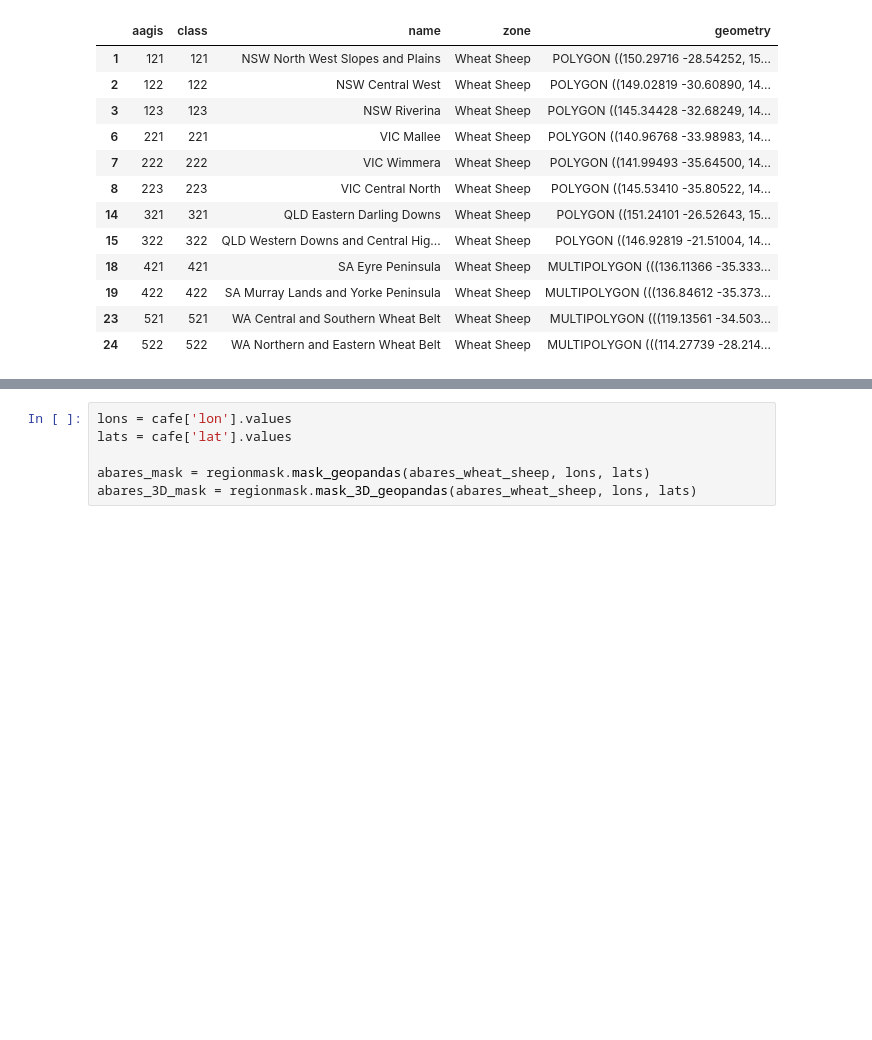
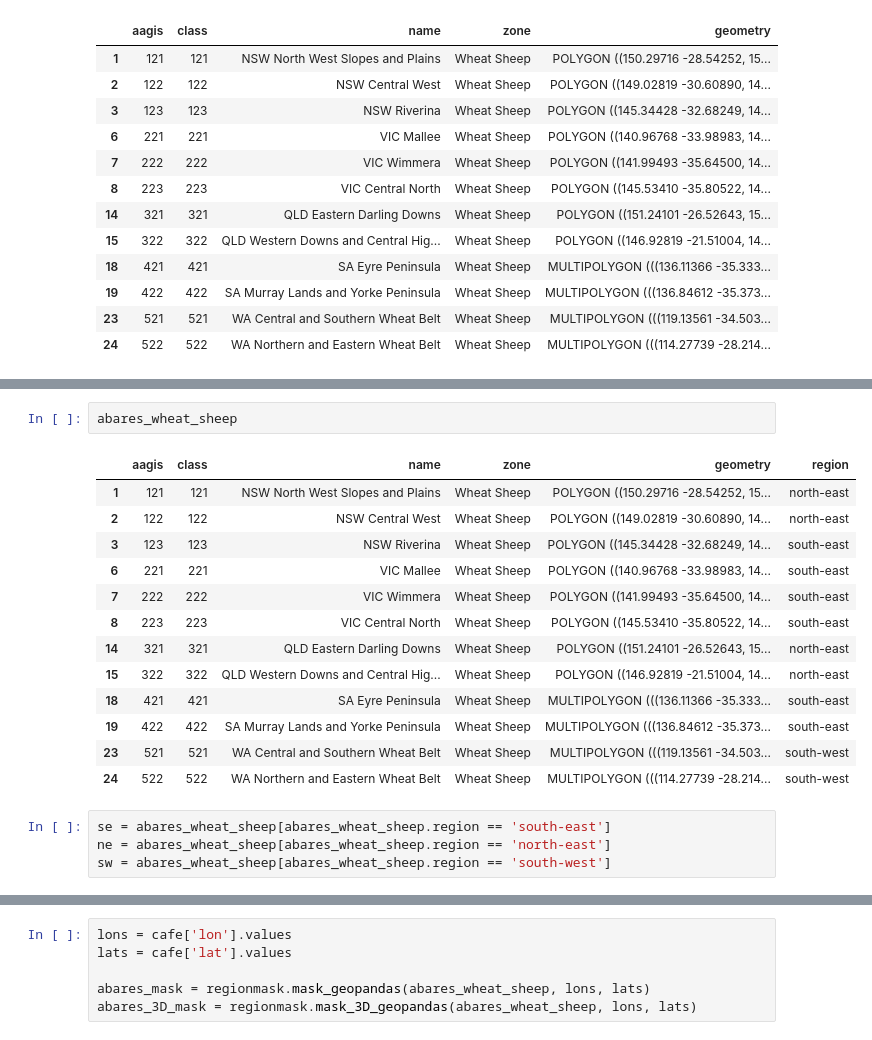
Before and after one commit to AusClimateService/unseen, a Jupyter notebook: notebooks/ag_regions.ipynb, the cells around one changed output, grey strips where cells are left out. Cells and saved outputs as stored; diff of their text form; blank space fills up the shorter version.

```diff
--- a/notebooks/ag_regions.ipynb
+++ b/notebooks/ag_regions.ipynb
@@ -296,0 +288,20 @@ abares_wheat_sheep
+# %%
+abares_wheat_sheep
+# %% [output]
+|  | aagis | class | name | zone | geometry | region |
+| 1 | 121 | 121 | NSW North West Slopes and Plains | Wheat Sheep | POLYGON ((150.29716 -28.54252, 15... | north-east |
+| 2 | 122 | 122 | NSW Central West | Wheat Sheep | POLYGON ((149.02819 -30.60890, 14... | north-east |
+| 3 | 123 | 123 | NSW Riverina | Wheat Sheep | POLYGON ((145.34428 -32.68249, 14... | south-east |
+| 6 | 221 | 221 | VIC Mallee | Wheat Sheep | POLYGON ((140.96768 -33.98983, 14... | south-east |
+| 7 | 222 | 222 | VIC Wimmera | Wheat Sheep | POLYGON ((141.99493 -35.64500, 14... | south-east |
+| 8 | 223 | 223 | VIC Central North | Wheat Sheep | POLYGON ((145.53410 -35.80522, 14... | south-east |
+| 14 | 321 | 321 | QLD Eastern Darling Downs | Wheat Sheep | POLYGON ((151.24101 -26.52643, 15... | north-east |
+| 15 | 322 | 322 | QLD Western Downs and Central Hig... | Wheat Sheep | POLYGON ((146.92819 -21.51004, 14... | north-east |
+| 18 | 421 | 421 | SA Eyre Peninsula | Wheat Sheep | MULTIPOLYGON (((136.11366 -35.333... | south-east |
+| 19 | 422 | 422 | SA Murray Lands and Yorke Peninsula | Wheat Sheep | MULTIPOLYGON (((136.84612 -35.373... | south-east |
+| 23 | 521 | 521 | WA Central and Southern Wheat Belt | Wheat Sheep | MULTIPOLYGON (((119.13561 -34.503... | south-west |
+| 24 | 522 | 522 | WA Northern and Eastern Wheat Belt | Wheat Sheep | MULTIPOLYGON (((114.27739 -28.214... | south-west |
+# %%
+se = abares_wheat_sheep[abares_wheat_sheep.region == 'south-east']
+ne = abares_wheat_sheep[abares_wheat_sheep.region == 'north-east']
+sw = abares_wheat_sheep[abares_wheat_sheep.region == 'south-west']
```
Also changed, not shown: parts of 6 cells of this notebook.
